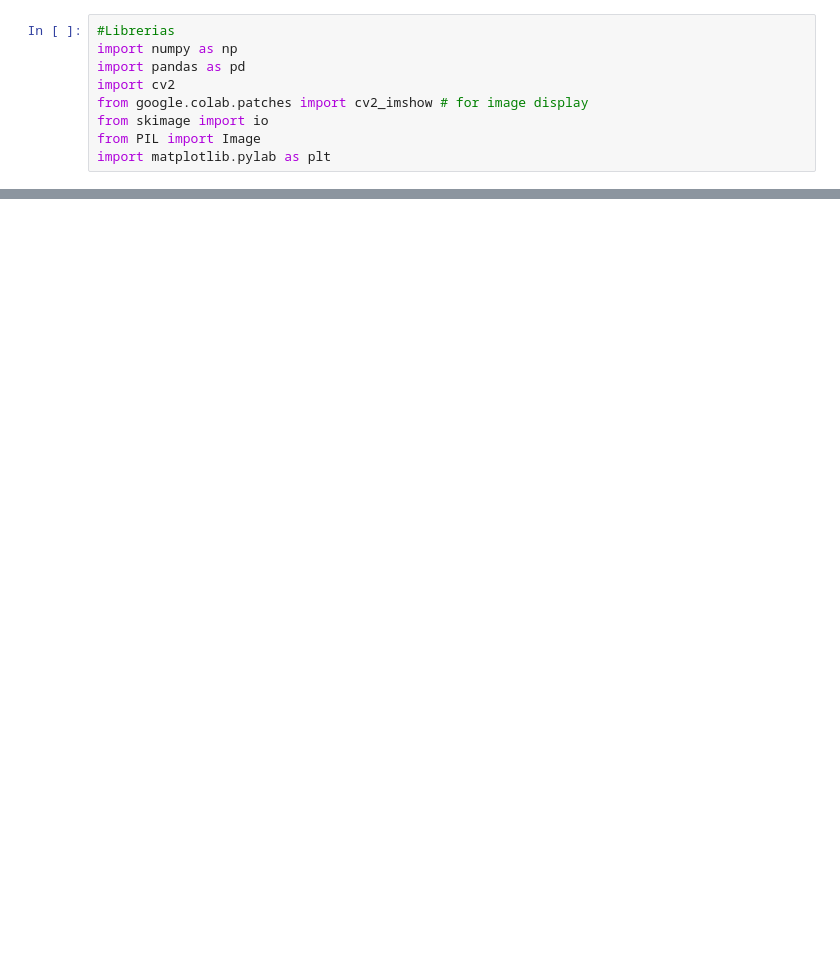
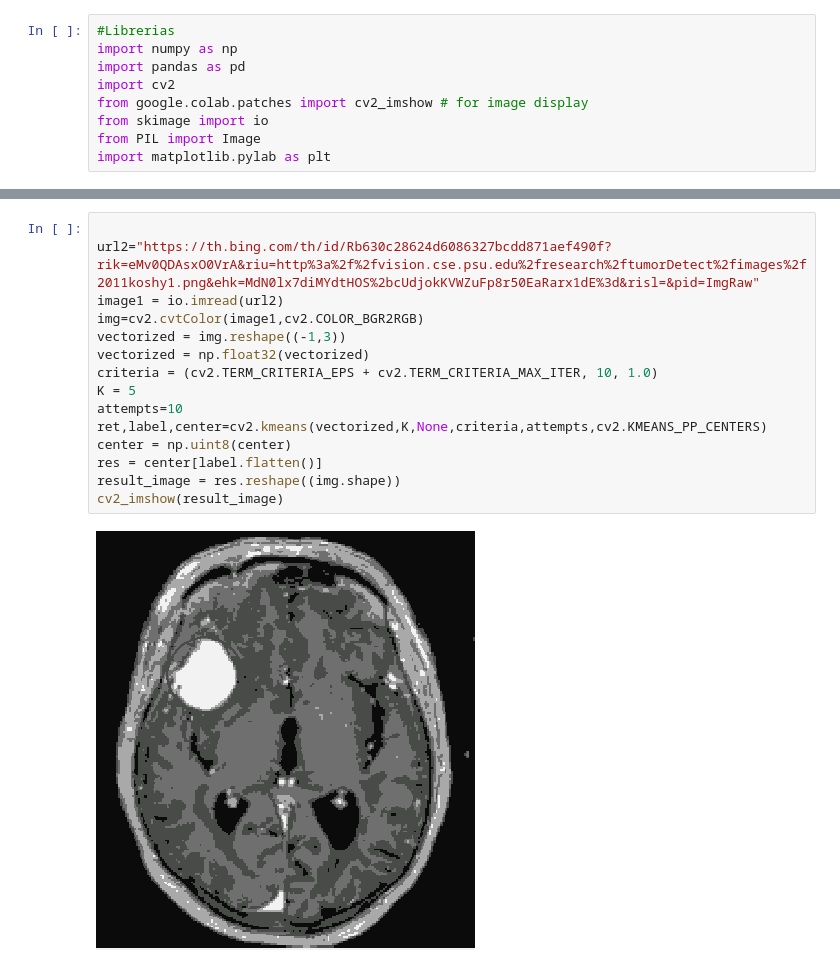
Before and after one commit to mleyvaz/vision-computadoras, a Jupyter notebook: Filtros.ipynb, the cells around one changed output, grey strips where cells are left out. Saved outputs shown, nothing was run; the diff lists cells and outputs as text; blank space fills up the shorter version.

```diff
--- a/Filtros.ipynb
+++ b/Filtros.ipynb
@@ -39,0 +35,17 @@ cv2_imshow(median)
+# %%
+
+url2="https://th.bing.com/th/id/Rb630c28624d6086327bcdd871aef490f?rik=eMv0QDAsxO0VrA&riu=http%3a%2f%2fvision.cse.psu.edu%2fresearch%2ftumorDetect%2fimages%2f2011koshy1.png&ehk=MdN0lx7diMYdtHOS%2bcUdjokKVWZuFp8r50EaRarx1dE%3d&risl=&pid=ImgRaw"
+image1 = io.imread(url2)
+img=cv2.cvtColor(image1,cv2.COLOR_BGR2RGB)
+vectorized = img.reshape((-1,3))
+vectorized = np.float32(vectorized)
+criteria = (cv2.TERM_CRITERIA_EPS + cv2.TERM_CRITERIA_MAX_ITER, 10, 1.0)
+K = 5
+attempts=10
+ret,label,center=cv2.kmeans(vectorized,K,None,criteria,attempts,cv2.KMEANS_PP_CENTERS)
+center = np.uint8(center)
+res = center[label.flatten()]
+result_image = res.reshape((img.shape))
+cv2_imshow(result_image)
+# %% [output]
+[figure, added]
```
Also changed, not shown: parts of 5 cells of this notebook.
